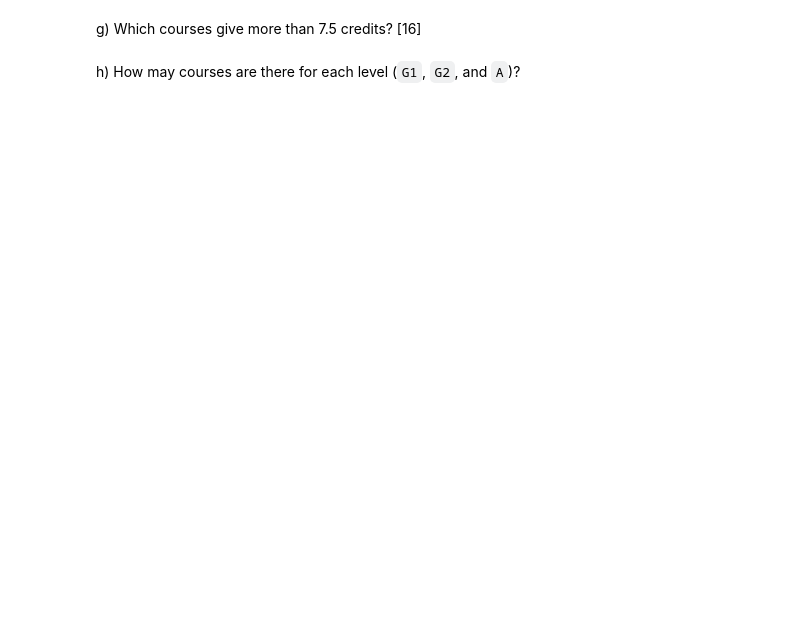
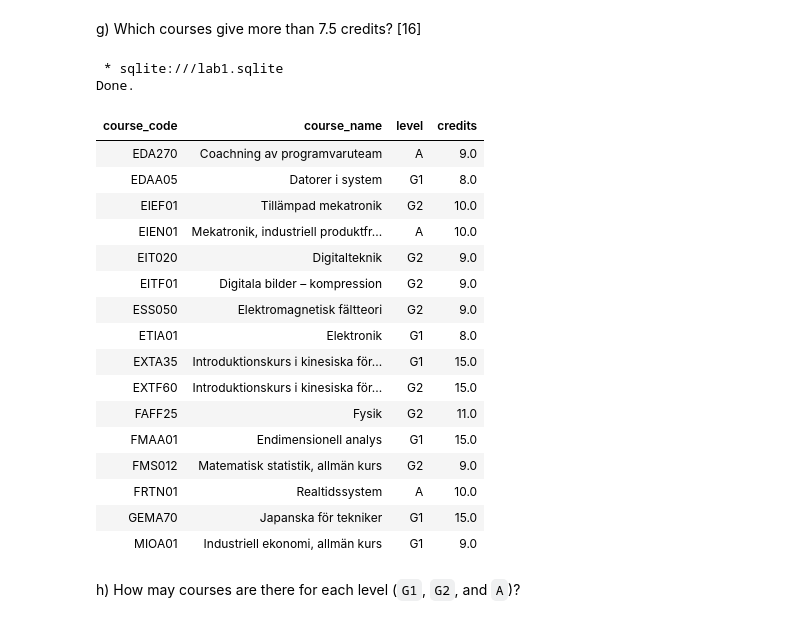
Before and after one commit to GitThisJoel/database-technology, a Jupyter notebook: lab1/lab1.ipynb, the cells around one changed output. Saved outputs shown, nothing was run; the diff lists cells and outputs as text; code cells hidden in the pictures; blank space fills up the shorter version.

```diff
--- a/lab1/lab1.ipynb
+++ b/lab1/lab1.ipynb
@@ -280,6 +409,29 @@ f) Which courses are offered by the department of
 g) Which courses give more than 7.5 credits? [16]
 # %%
 %%sql
+SELECT *
+FROM courses
+WHERE credits > 7.5
+# %% [output]
+ * sqlite:///lab1.sqlite
+Done.
+| course_code | course_name | level | credits |
+| EDA270 | Coachning av programvaruteam | A | 9.0 |
+| EDAA05 | Datorer i system | G1 | 8.0 |
+| EIEF01 | Tillämpad mekatronik | G2 | 10.0 |
+| EIEN01 | Mekatronik, industriell produktfr... | A | 10.0 |
+| EIT020 | Digitalteknik | G2 | 9.0 |
+| EITF01 | Digitala bilder – kompression | G2 | 9.0 |
+| ESS050 | Elektromagnetisk fältteori | G2 | 9.0 |
+| ETIA01 | Elektronik | G1 | 8.0 |
+| EXTA35 | Introduktionskurs i kinesiska för... | G1 | 15.0 |
+| EXTF60 | Introduktionskurs i kinesiska för... | G2 | 15.0 |
+| FAFF25 | Fysik | G2 | 11.0 |
+| FMAA01 | Endimensionell analys | G1 | 15.0 |
+| FMS012 | Matematisk statistik, allmän kurs | G2 | 9.0 |
+| FRTN01 | Realtidssystem | A | 10.0 |
+| GEMA70 | Japanska för tekniker | G1 | 15.0 |
+| MIOA01 | Industriell ekonomi, allmän kurs | G1 | 9.0 |
 # %% [markdown]
 h) How may courses are there for each level (`G1`, `G2`, and
    `A`)?
```
Also changed, not shown: parts of 23 cells of this notebook.
